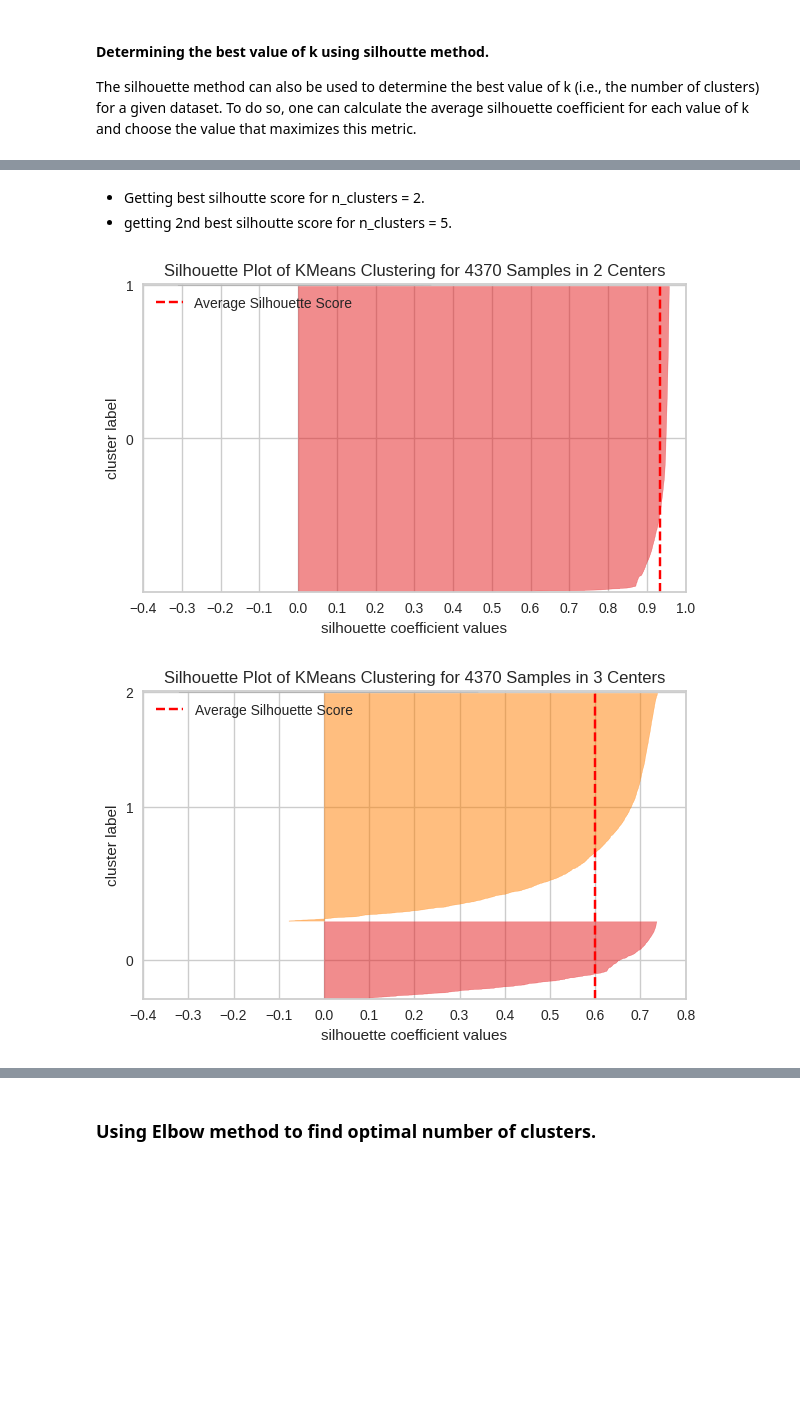
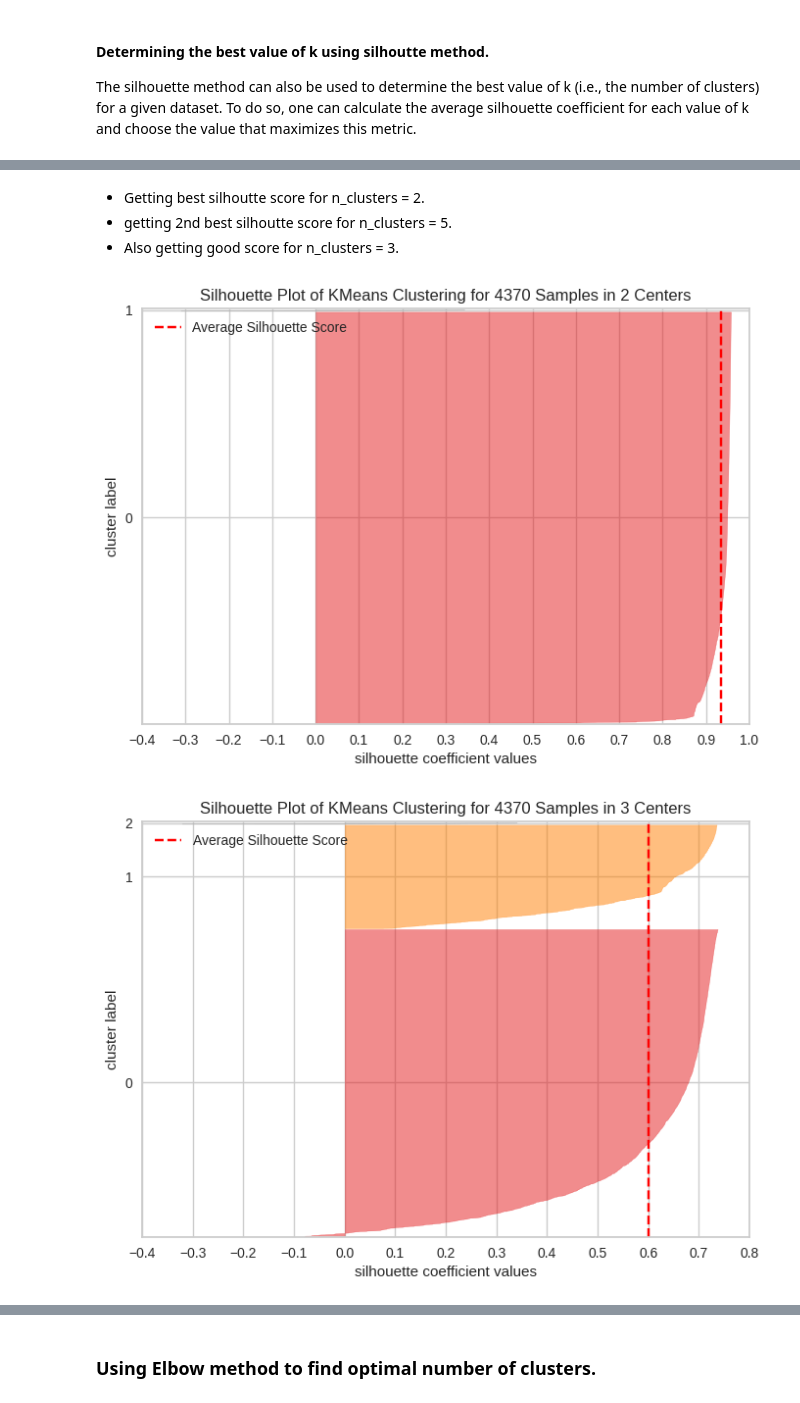
Before and after one commit to kd0176/Online-Retail-Customer-Segmentation, a Jupyter notebook: Online_Retail_Customer_Segmentation.ipynb, the cells around one changed output, grey strips where cells are left out. Cells and saved outputs as stored; diff of their text form; code cells hidden in the pictures; blank space fills up the shorter version.

```diff
--- a/Online_Retail_Customer_Segmentation.ipynb
+++ b/Online_Retail_Customer_Segmentation.ipynb
@@ -1574,6 +1576,9 @@ array([12,  8, 10,  4,  9,  3,  7, 11,  6,  5])
 # handling zero and negative values before transformation
 rfm_df['Monetary'] = rfm_df['Monetary'].apply(lambda x : 1 if x < 1 else x)
 # %%
+# input variables
+rfm_df = rfm_df[['Recency', 'Frequency', 'Monetary']]
+
 # Data Transformation using PowerTransformer
 transformer = PowerTransformer()
 # fit_transform
@@ -1667,16 +1672,16 @@ For n_clusters = 10, silhouette score is 0.42705015930814866
 # %% [markdown]
 * Getting best silhoutte score for n_clusters = 2.
 * getting 2nd best silhoutte score for n_clusters = 5.
+* Also getting good score for n_clusters = 3.
 # %%
 # Silhouette plot
 for k in range(2,6):
-  fig=plt.figure(figsize=(7,4))
   model = KMeans(k)
   visualizer = SilhouetteVisualizer(model, color = 'yellowbrick')
   # Fit the data to the visualizer
   visualizer.fit(X)
   # Finalize and render the figure
   visualizer.show()
 # %% [output]
-[figure, old version]
+[figure, new version]
-[figure, old version]
+[figure, new version]
```
Also changed, not shown: parts of 72 cells of this notebook.
